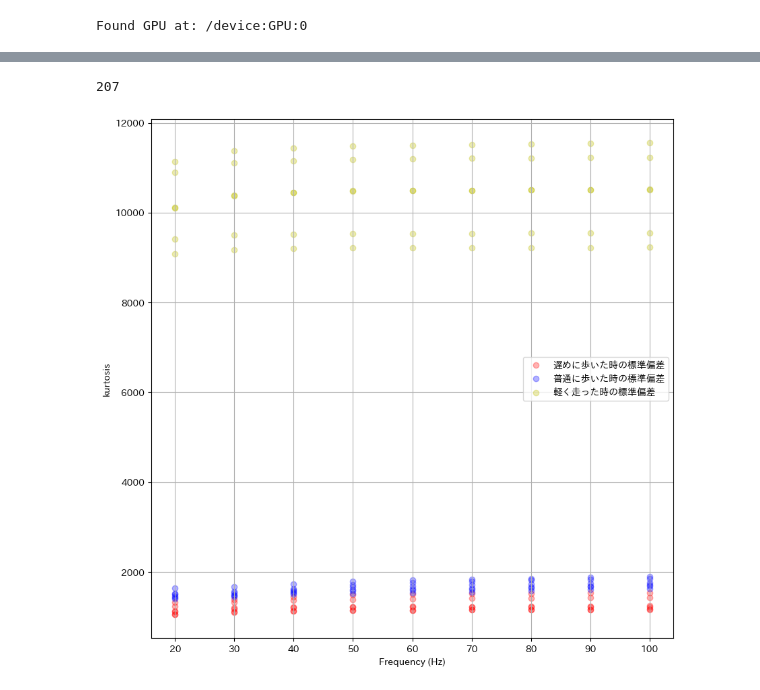
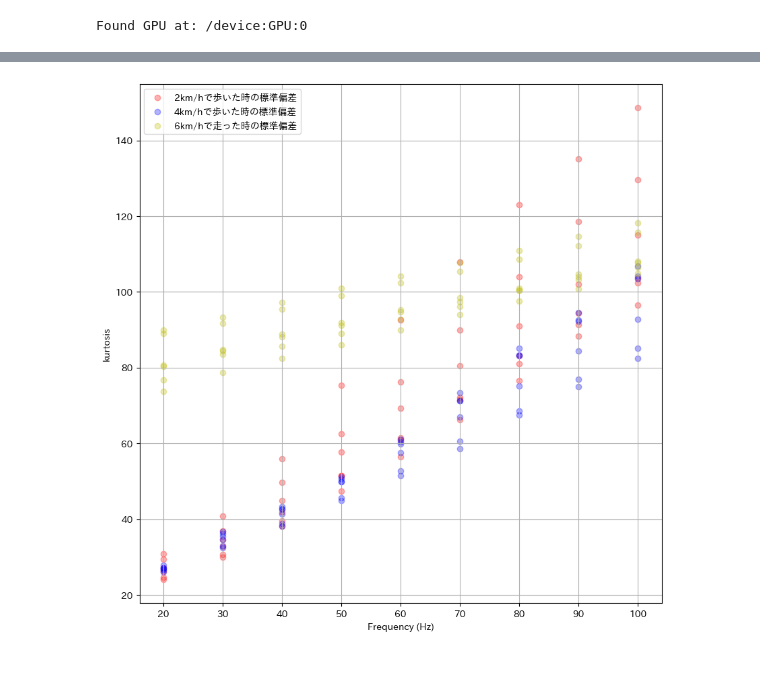
Before and after one commit to hinapyon/Sampling-Frequency-Estimating-of-Human-Activity-Acceleration-Data-using-Transformer-based-Regression, a Jupyter notebook: main.ipynb, the cells around one changed output, grey strips where cells are left out. Cells and saved outputs as stored; diff of their text form; code cells hidden in the pictures.

Commit message:
2, 4, 6km_per_hour

```diff
--- a/main.ipynb
+++ b/main.ipynb
@@ -420,7 +420,7 @@ FeaturesS = np.concatenate([FeaturesSR, FeaturesSL])
 HzS = np.concatenate([HzSR, HzSL])
 # %%
 Features2, Hz2 = path_to_features("/content/drive/MyDrive/walk2km_per_hour/")
-Features3, Hz3 = path_to_features("/content/drive/MyDrive/walk3km_per_hour/")
+Features4, Hz4 = path_to_features("/content/drive/MyDrive/walk4km_per_hour/")
 Features6, Hz6 = path_to_features("/content/drive/MyDrive/jog6km_per_hour/")
 # %%
 N = np.column_stack((FeaturesN[:, 4], FeaturesN[:, 5], np.sqrt(FeaturesN[:, 2])))
@@ -499,4 +498,0 @@ min(mae)
-# %%
-len(HzS)
-# %% [output]
-207
@@ -503,32 +503,39 @@ len(HzS)
+# %%
+mix2 = (0.0075 * np.sqrt(Features2[:, 2])) + Features2[:, 4]
+mix4 = (0.0075 * np.sqrt(Features4[:, 2])) + Features4[:, 4]
+mix6 = (0.0075 * np.sqrt(Features6[:, 2])) + Features6[:, 4]
 # %%
 # クラスごとに色分けされたプロットを作成
 plt.figure(figsize=(10, 10))
 #plt.scatter(HzN, FeaturesN[:, 4], alpha=0.3, c="b", label="普通に歩いた時の尖度")
 #plt.scatter(HzS, FeaturesS[:, 4], alpha=0.3, c="r", label="遅めに歩いた時の尖度")
 #plt.scatter(HzN, FeaturesN[:, 5], alpha=0.3, c="b", label="普通に歩いた時の歪度")
 #plt.scatter(HzS, FeaturesS[:, 5], alpha=0.3, c="r", label="遅めに歩いた時の歪度")
 #plt.scatter(HzN, np.sqrt(FeaturesN[:, 2]), alpha=0.3, c="b", label="普通に歩いた時の標準偏差")
 #plt.scatter(HzS, np.sqrt(FeaturesS[:, 2]), alpha=0.3, c="r", label="遅めに歩いた時の標準偏差")
 #plt.scatter(HzN, sinN, alpha=0.3, c="b", label="普通に歩いた時の標準偏差*尖度")
 #plt.scatter(HzS, sinS, alpha=0.3, c="r", label="遅めに歩いた時の標準偏差*尖度")
 
-#plt.scatter(Hz2, Features2[:, 4], alpha=0.3, c="r", label="遅めに歩いた時の尖度")
-#plt.scatter(Hz3, Features3[:, 4], alpha=0.3, c="b", label="普通に歩いた時の尖度")
-#plt.scatter(Hz6, Features6[:, 4], alpha=0.3, c="y", label="軽く走った時の尖度")
-#plt.scatter(Hz2, Features2[:, 5], alpha=0.3, c="r", label="遅めに歩いた時の歪度")
-#plt.scatter(Hz3, Features3[:, 5], alpha=0.3, c="b", label="普通に歩いた時の歪度")
-#plt.scatter(Hz6, Features6[:, 5], alpha=0.3, c="y", label="軽く走った時の歪度")
-#plt.scatter(Hz2, np.sqrt(Features2[:, 2]), alpha=0.3, c="r", label="遅めに歩いた時の標準偏差")
-#plt.scatter(Hz3, np.sqrt(Features3[:, 2]), alpha=0.3, c="b", label="普通に歩いた時の標準偏差")
-#plt.scatter(Hz6, np.sqrt(Features6[:, 2]), alpha=0.3, c="y", label="軽く走った時の標準偏差")
+#plt.scatter(Hz2, Features2[:, 4], alpha=0.3, c="r", label="2km/hで歩いた時の尖度")
+#plt.scatter(Hz4, Features4[:, 4], alpha=0.3, c="b", label="4km/hで歩いた時の尖度")
+#plt.scatter(Hz6, Features6[:, 4], alpha=0.3, c="y", label="6km/hで走った時の尖度")
+#plt.scatter(Hz2, Features2[:, 5], alpha=0.3, c="r", label="2km/hで歩いた時の歪度")
+#plt.scatter(Hz4, Features4[:, 5], alpha=0.3, c="b", label="4km/hで歩いた時の歪度")
+#plt.scatter(Hz6, Features6[:, 5], alpha=0.3, c="y", label="6km/hで走った時の歪度")
+#plt.scatter(Hz2, np.sqrt(Features2[:, 2]), alpha=0.3, c="r", label="2km/hで歩いた時の標準偏差")
+#plt.scatter(Hz4, np.sqrt(Features4[:, 2]), alpha=0.3, c="b", label="4km/hで歩いた時の標準偏差")
+#plt.scatter(Hz6, np.sqrt(Features6[:, 2]), alpha=0.3, c="y", label="6km/hで走った時の標準偏差")
+plt.scatter(Hz2, mix2, alpha=0.3, c="r", label="2km/hで歩いた時の標準偏差")
+plt.scatter(Hz4, mix4, alpha=0.3, c="b", label="4km/hで歩いた時の標準偏差")
+plt.scatter(Hz6, mix6, alpha=0.3, c="y", label="6km/hで走った時の標準偏差")
 plt.xlabel('Frequency (Hz)')
 plt.ylabel('kurtosis')
 #plt.ylim(-0.5, 4.5)
 plt.legend()
 plt.grid(True)
 plt.show()
 # %% [output]
-[figure, old version]
+[figure, new version]
 # %%
 pathHascJog = "/content/drive/MyDrive/hasc(jog)/"
 filename = os.listdir(pathHascJog) #引数のパスのディレクトリの中のファイル名一覧を取得
```
Also changed, not shown: parts of 8 cells of this notebook.
